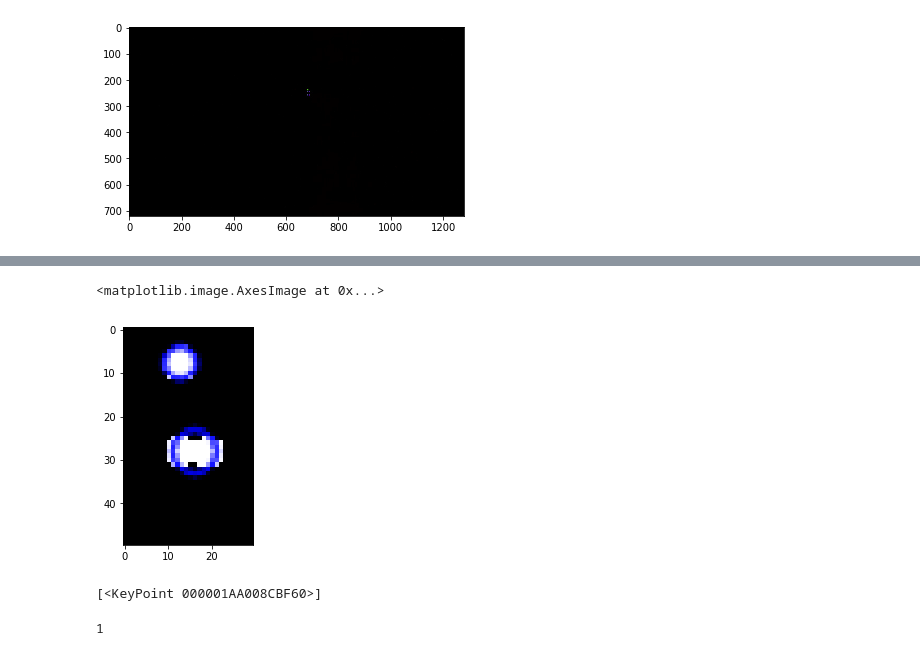
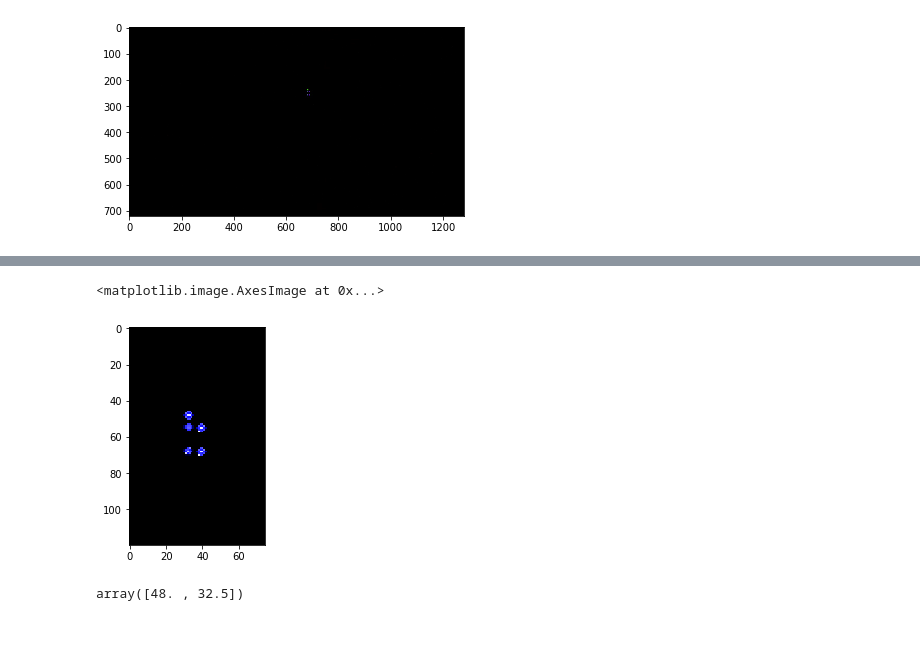
Before and after one commit to theseankelly/hvac-monitor, a Jupyter notebook: notebooks/feature_segmentation.ipynb, the cells around one changed output, grey strips where cells are left out. Cells and saved outputs as stored; diff of their text form; code cells hidden in the pictures.

```diff
--- a/notebooks/feature_segmentation.ipynb
+++ b/notebooks/feature_segmentation.ipynb
@@ -6,14 +6,11 @@ from scipy import stats
 
 %matplotlib inline
 from matplotlib import pyplot as plt
-# %%
-#im = cv2.imread('../data/sports.jpg')
-#im = cv2.imread('../data/lightson.jpg', flags=cv2.IMREAD_COLOR)
-#im = cv2.imread('../data/allon.jpg', flags=cv2.IMREAD_COLOR)
-#im = cv2.imread('../data/allon_lightson.jpg')
-
-# zones 1 and 3 on
-im = cv2.imread('../data/dump/hvac/statechange/2019-02-22_12-28-59.jpg.jpg')
+# %%
+with h5py.File('../data/hvacmon_data.h5', 'r') as f:
+    im = f['/annotated/2019-02-22T11-58-27'][:]
+
+#im = cv2.imread("c:/users/sean/scratch/snapshots/2019_02_28_snapshot/2019-02-27T19-03-16_2019-02-27T19-03-21.png")
 # %%
 plt.imshow(im)
 # %% [output]
@@ -23,7 +20,7 @@ plt.imshow(im)
 #
 # Crop an ROI -- hardcode for now!
 #
-im_roi = im[200:296,675:705]
+im_roi = im[190:310,650:725]
 plt.imshow(im_roi)
 # %% [output]
 <matplotlib.image.AxesImage at 0x...>
@@ -79,2 +34,3 @@ plt.imshow(mask)
 # %%
-total_mask = mask.astype(np.uint8) * 255
+mask = (im_hsv[:,:,2] > 75).astype(np.uint8)*255
+plt.imshow(mask)
@@ -81,33 +40,30 @@ total_mask = mask.astype(np.uint8) * 255
 # %%
 params = cv2.SimpleBlobDetector_Params()
 params.minThreshold = 0
 params.maxThreshold = 400
 params.minDistBetweenBlobs = 1
 params.filterByArea = True
 params.minArea = 0
-params.maxArea = 100
+params.maxArea = 25
 params.filterByCircularity = False
 params.filterByConvexity = False
 params.filterByInertia = False
 params.filterByColor = False
 
 detector = cv2.SimpleBlobDetector_create(params)
-keypoints = detector.detect((total_mask.astype(np.uint8)))
+keypoints = detector.detect((mask.astype(np.uint8)))
 
-im_with_keypoints = cv2.drawKeypoints(total_mask, keypoints, np.array([]), (0,0,255), cv2.DRAW_MATCHES_FLAGS_DRAW_RICH_KEYPOINTS)
+im_with_keypoints = cv2.drawKeypoints(mask, keypoints, np.array([]), (0,0,255), cv2.DRAW_MATCHES_FLAGS_DRAW_RICH_KEYPOINTS)
 plt.imshow(im_with_keypoints)
-#plt.imshow(total_mask)
 # %% [output]
 <matplotlib.image.AxesImage at 0x...>
-[figure, old version]
+[figure, new version]
-# %%
-keypoints
-# %% [output]
-[<KeyPoint 000001AA008CBF60>]
 # %%
 pts = np.asarray([[p.pt[1], p.pt[0]] for p in keypoints])
-pts
-
-len(pts)
-# %% [output]
-1
+# %%
+green_led_row_idx = np.argmin(pts[:,0])
+
+power_led = pts[green_led_row_idx, :]
+power_led
+# %% [output]
+array([48. , 32.5])
```
Also changed, not shown: parts of 12 cells of this notebook, 1 other file.
